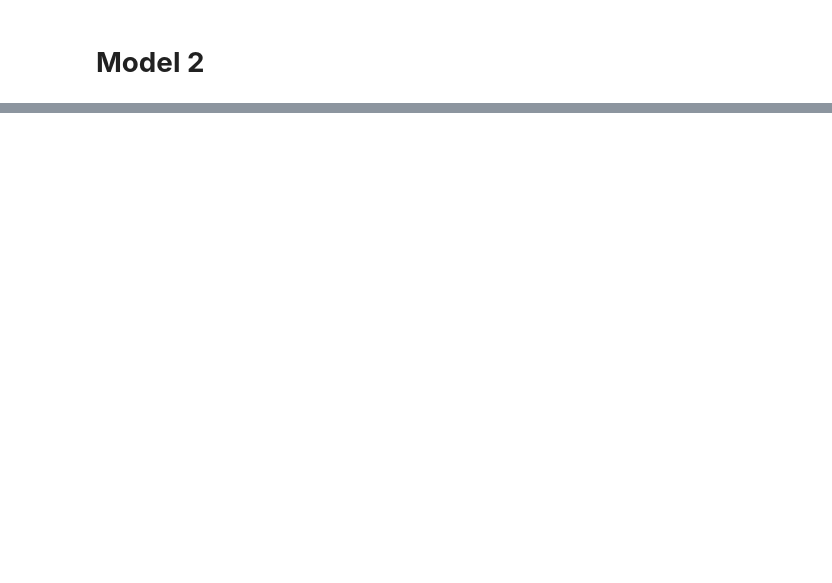
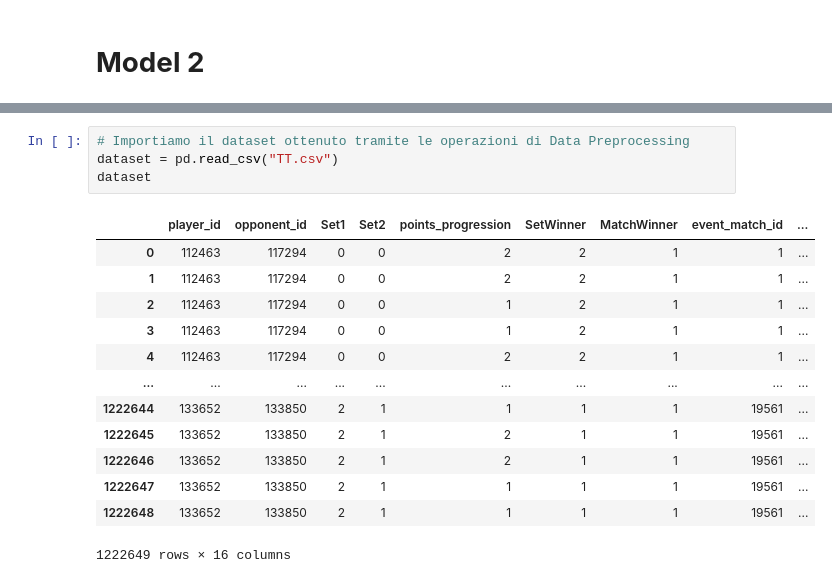
Before and after one commit to oraziotorre/MomentumShiftAI, a Jupyter notebook: ModelsDevelopment.ipynb, the cells around one changed output, grey strips where cells are left out. Saved outputs shown, nothing was run; the diff lists cells and outputs as text; blank space fills up the shorter version.

Commit message:
Model Development - Table Tennis

```diff
--- a/ModelsDevelopment.ipynb
+++ b/ModelsDevelopment.ipynb
@@ -476,0 +492,18 @@ Probabilità predetta finale (con sequenza completa): 0.9837
+# %%
+# Importiamo il dataset ottenuto tramite le operazioni di Data Preprocessing
+dataset = pd.read_csv("TT.csv")
+dataset
+# %% [output]
+|  | player_id | opponent_id | Set1 | Set2 | points_progression | SetWinner | MatchWinner | event_match_id | ... |
+| 0 | 112463 | 117294 | 0 | 0 | 2 | 2 | 1 | 1 | ... |
+| 1 | 112463 | 117294 | 0 | 0 | 2 | 2 | 1 | 1 | ... |
+| 2 | 112463 | 117294 | 0 | 0 | 1 | 2 | 1 | 1 | ... |
+| 3 | 112463 | 117294 | 0 | 0 | 1 | 2 | 1 | 1 | ... |
+| 4 | 112463 | 117294 | 0 | 0 | 2 | 2 | 1 | 1 | ... |
+| ... | ... | ... | ... | ... | ... | ... | ... | ... | ... |
+| 1222644 | 133652 | 133850 | 2 | 1 | 1 | 1 | 1 | 19561 | ... |
+| 1222645 | 133652 | 133850 | 2 | 1 | 2 | 1 | 1 | 19561 | ... |
+| 1222646 | 133652 | 133850 | 2 | 1 | 2 | 1 | 1 | 19561 | ... |
+| 1222647 | 133652 | 133850 | 2 | 1 | 1 | 1 | 1 | 19561 | ... |
+| 1222648 | 133652 | 133850 | 2 | 1 | 1 | 1 | 1 | 19561 | ... |
+1222649 rows × 16 columns
```
Also changed, not shown: parts of 13 cells of this notebook.
